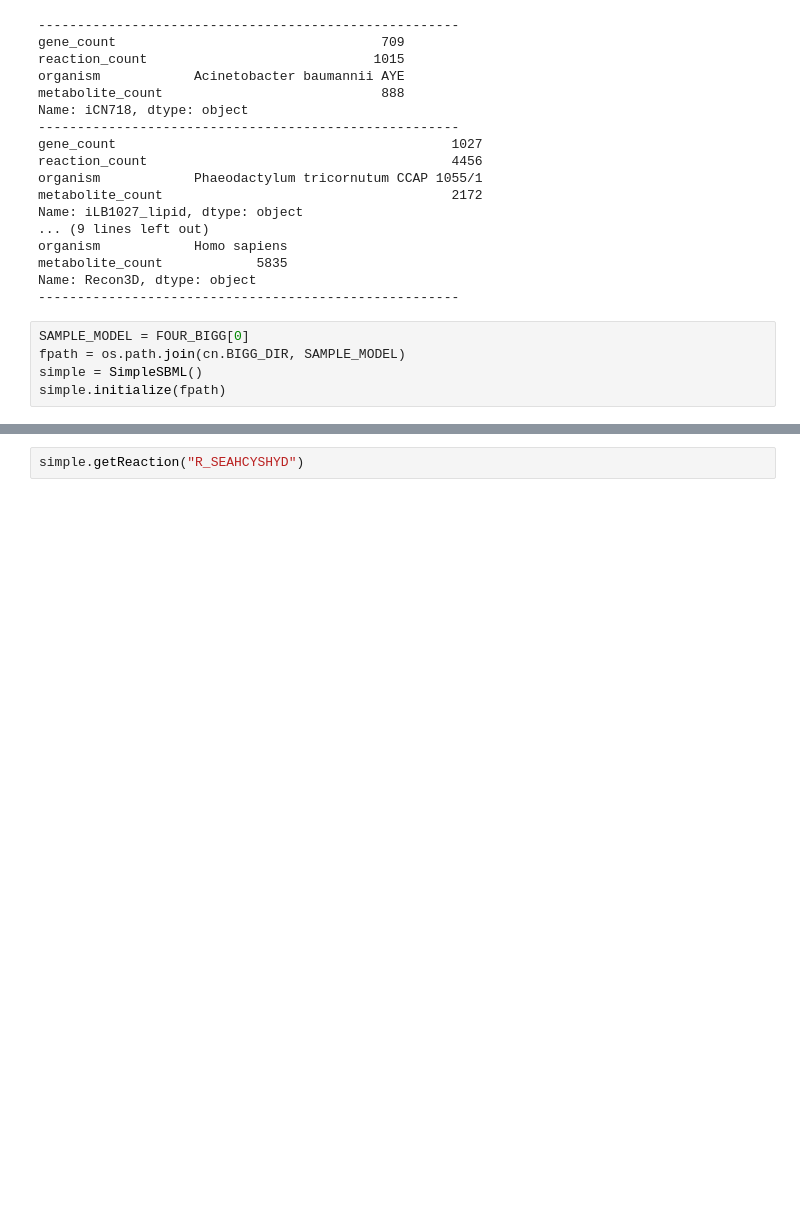
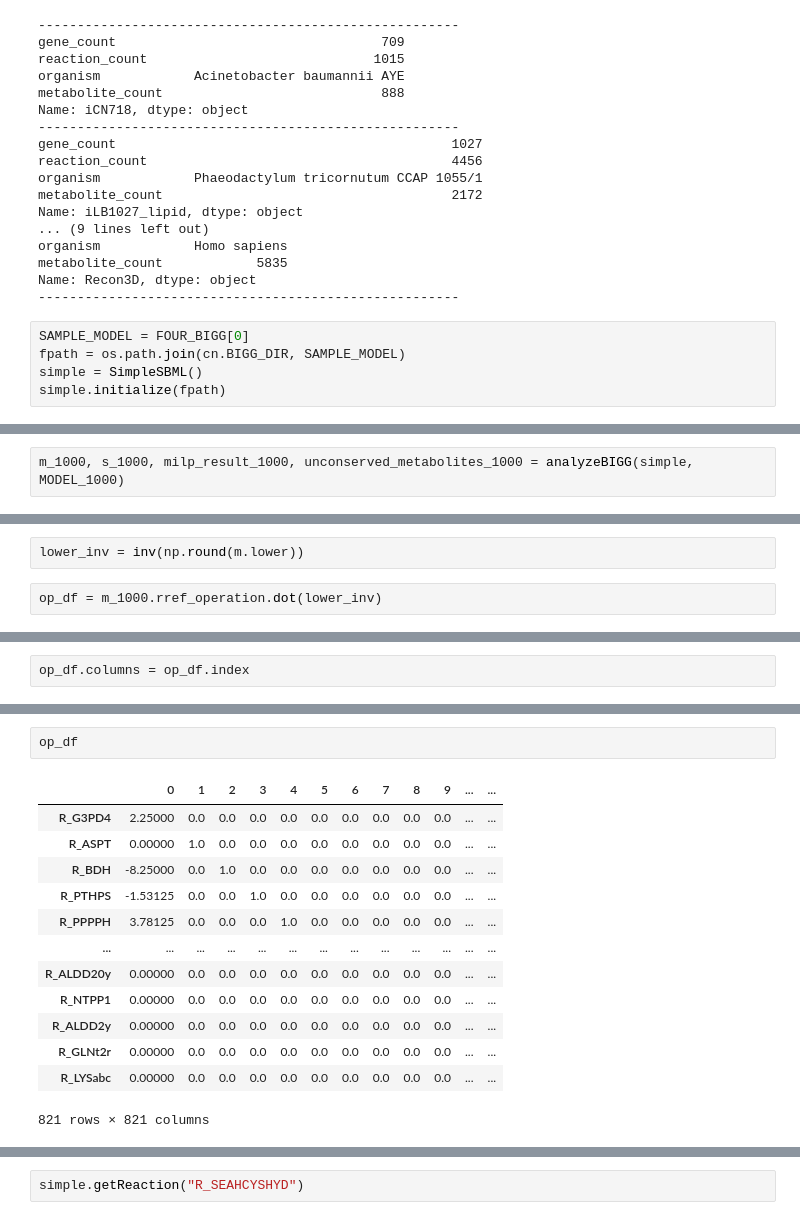
Before and after one commit to ModelEngineering/SBMLLint, a Jupyter notebook: notebooks/analyze_bigg.ipynb, the cells around one changed output, grey strips where cells are left out. Saved outputs shown, nothing was run; the diff lists cells and outputs as text; blank space fills up the shorter version.

```diff
--- a/notebooks/analyze_bigg.ipynb
+++ b/notebooks/analyze_bigg.ipynb
@@ -133,0 +171,2 @@ print(lp_end - lp_start)
+# %%
+m_1000, s_1000, milp_result_1000, unconserved_metabolites_1000 = analyzeBIGG(simple, MODEL_1000)
@@ -133,0 +229,4 @@ print(lp_end - lp_start)
+# %%
+lower_inv = inv(np.round(m.lower))
+# %%
+op_df = m_1000.rref_operation.dot(lower_inv)
@@ -133,0 +242,2 @@ print(lp_end - lp_start)
+# %%
+op_df.columns = op_df.index
@@ -134,2 +284,18 @@ print(lp_end - lp_start)
+# %%
+op_df
+# %% [output]
+|  | 0 | 1 | 2 | 3 | 4 | 5 | 6 | 7 | 8 | 9 | ... | ... |
+| R_G3PD4 | 2.25000 | 0.0 | 0.0 | 0.0 | 0.0 | 0.0 | 0.0 | 0.0 | 0.0 | 0.0 | ... | ... |
+| R_ASPT | 0.00000 | 1.0 | 0.0 | 0.0 | 0.0 | 0.0 | 0.0 | 0.0 | 0.0 | 0.0 | ... | ... |
+| R_BDH | -8.25000 | 0.0 | 1.0 | 0.0 | 0.0 | 0.0 | 0.0 | 0.0 | 0.0 | 0.0 | ... | ... |
+| R_PTHPS | -1.53125 | 0.0 | 0.0 | 1.0 | 0.0 | 0.0 | 0.0 | 0.0 | 0.0 | 0.0 | ... | ... |
+| R_PPPPH | 3.78125 | 0.0 | 0.0 | 0.0 | 1.0 | 0.0 | 0.0 | 0.0 | 0.0 | 0.0 | ... | ... |
+| ... | ... | ... | ... | ... | ... | ... | ... | ... | ... | ... | ... | ... |
+| R_ALDD20y | 0.00000 | 0.0 | 0.0 | 0.0 | 0.0 | 0.0 | 0.0 | 0.0 | 0.0 | 0.0 | ... | ... |
+| R_NTPP1 | 0.00000 | 0.0 | 0.0 | 0.0 | 0.0 | 0.0 | 0.0 | 0.0 | 0.0 | 0.0 | ... | ... |
+| R_ALDD2y | 0.00000 | 0.0 | 0.0 | 0.0 | 0.0 | 0.0 | 0.0 | 0.0 | 0.0 | 0.0 | ... | ... |
+| R_GLNt2r | 0.00000 | 0.0 | 0.0 | 0.0 | 0.0 | 0.0 | 0.0 | 0.0 | 0.0 | 0.0 | ... | ... |
+| R_LYSabc | 0.00000 | 0.0 | 0.0 | 0.0 | 0.0 | 0.0 | 0.0 | 0.0 | 0.0 | 0.0 | ... | ... |
+821 rows × 821 columns
 # %%
 # %% [output]
```
Also changed, not shown: parts of 61 cells of this notebook, 4 other files.
